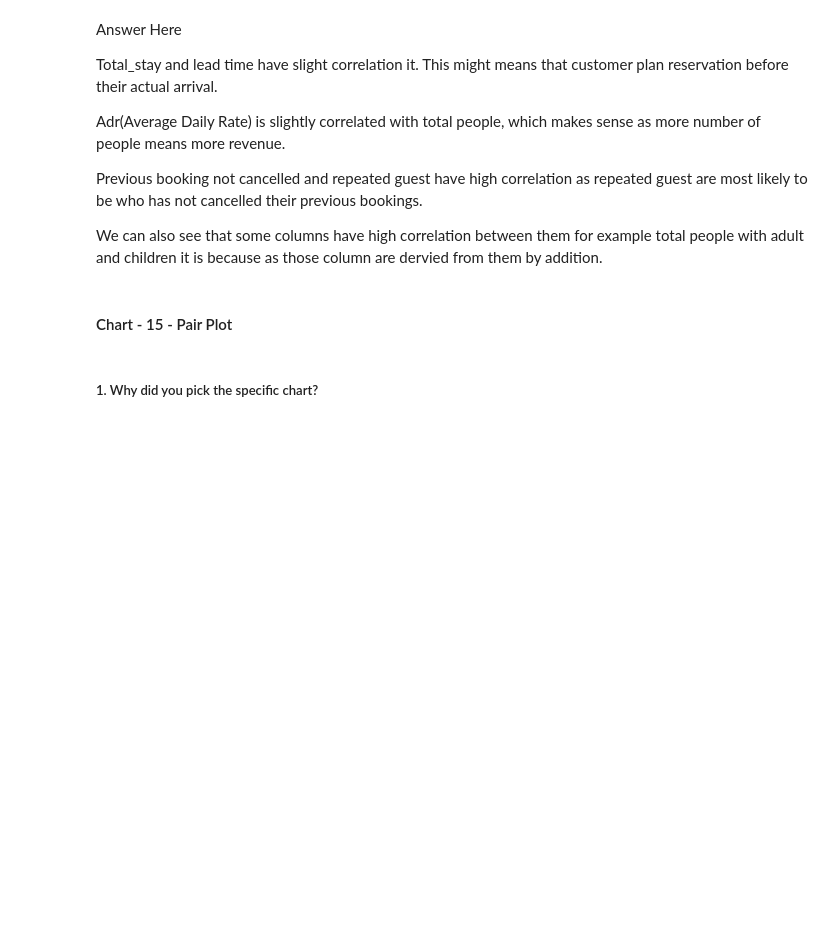
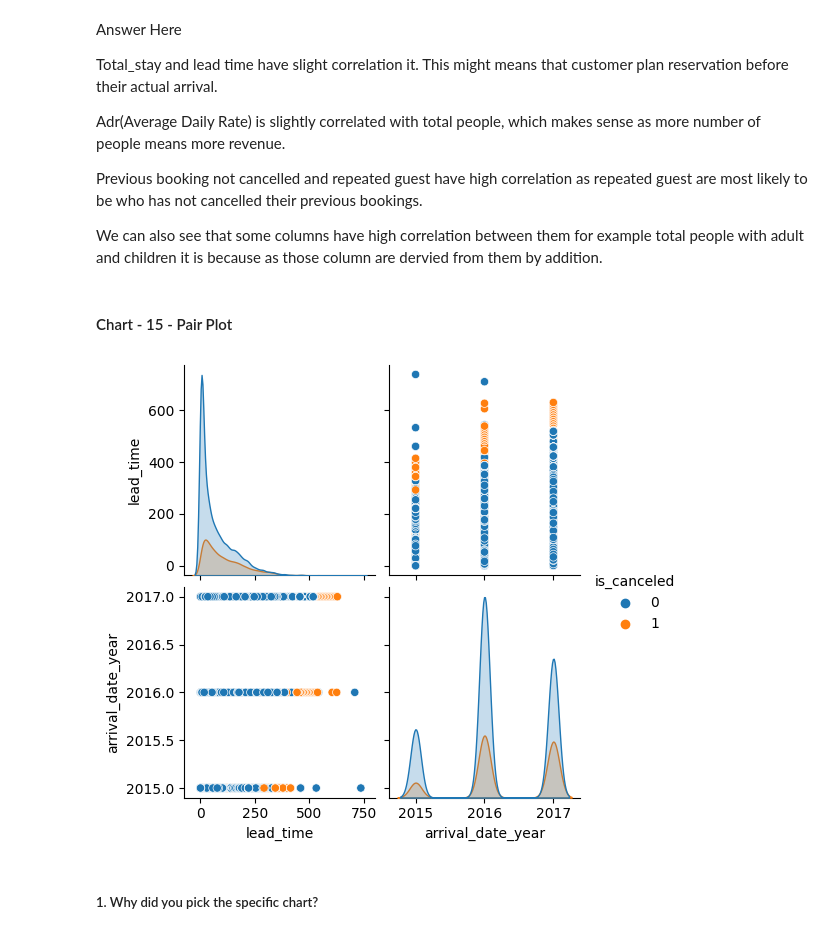
Before and after one commit to Kushdevu/Hotel-Booking-Analysis-EDA-Project, a Jupyter notebook: Copy_of_Sample_EDA_Submission_Template_ipynb0008.ipynb, the cells around one changed output. Cells and saved outputs as stored; diff of their text form; code cells hidden in the pictures; blank space fills up the shorter version.

```diff
--- a/Copy_of_Sample_EDA_Submission_Template_ipynb0008.ipynb
+++ b/Copy_of_Sample_EDA_Submission_Template_ipynb0008.ipynb
@@ -864,6 +900,16 @@ Previous booking not cancelled and repeated guest have high correlation as repea
 We can also see that some columns have high correlation between them for example total people with adult and children it is because as those column are dervied from them by addition.
 # %% [markdown]
 #### Chart - 15 - Pair Plot
+# %%
+variables_to_include = ["lead_time", "arrival_date_year"]
+
+# Create the pair plot
+sns.pairplot(data=df, hue="is_canceled", vars=variables_to_include)
+
+# Show the plots
+plt.show()
+# %% [output]
+[figure, added]
 # %%
 # Pair Plot visualization code
 # %% [markdown]
```
Also changed, not shown: parts of 26 cells of this notebook.
